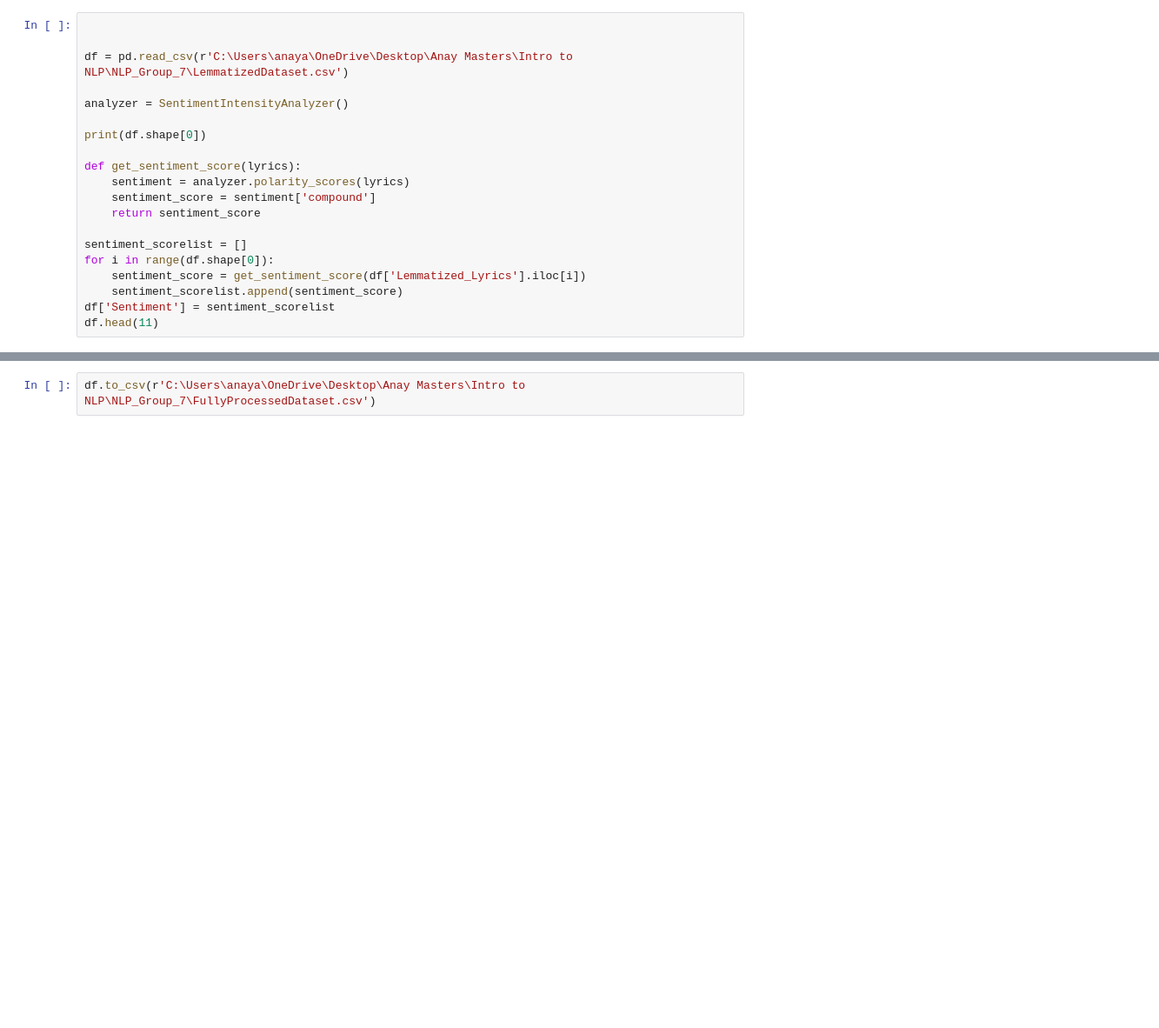
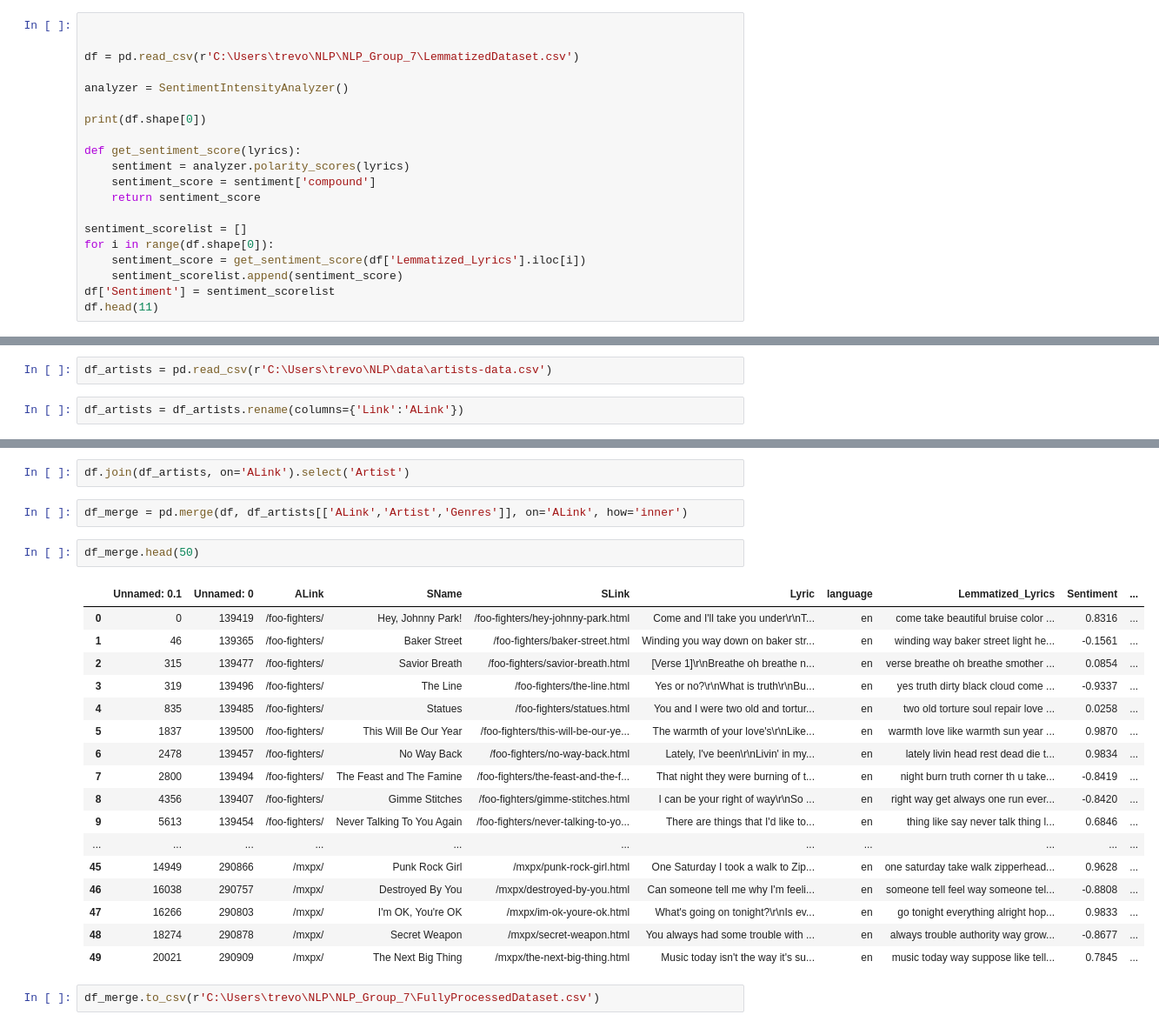
Before and after one commit to aagangal/NLP_Group_7, a Jupyter notebook: MeloMatch/Sentiment-Processing.ipynb, the cells around one changed output, grey strips where cells are left out. Shown at 87% size. Drawn from its saved outputs; the diff is of its cells as text; blank space fills up the shorter version.

Commit message:
Genres

```diff
--- a/MeloMatch/Sentiment-Processing.ipynb
+++ b/MeloMatch/Sentiment-Processing.ipynb
@@ -14,7 +14,7 @@ True
 # %%
 
 
-df = pd.read_csv(r'C:\Users\anaya\OneDrive\Desktop\Anay Masters\Intro to NLP\NLP_Group_7\LemmatizedDataset.csv')
+df = pd.read_csv(r'C:\Users\trevo\NLP\NLP_Group_7\LemmatizedDataset.csv')
 
 analyzer = SentimentIntensityAnalyzer()
 
@@ -61,3 +45,7 @@ df.head(11)
 | 8 | 8 | 287943 | /donovan/ | Happiness Runs | /donovan/happiness-runs.html | Little pebble upon the sand\r\nNo... | en | little pebble upon sand lie hand ... | 0.9990 |
 | 9 | 9 | 131692 | /heritage-singers/ | I'll Fly Away | /heritage-singers/ill-fly-away.html | Some glad morning when this life ... | en | glad morning life er fly away hom... | 0.9337 |
 | 10 | 10 | 145261 | /deep-purple/ | It'll Be Me | /deep-purple/itll-be-me.html | If you hear somebody knockin' on ... | en | hear somebody knockin door see so... | 0.4404 |
+# %%
+df_artists = pd.read_csv(r'C:\Users\trevo\NLP\data\artists-data.csv')
+# %%
+df_artists = df_artists.rename(columns={'Link':'ALink'})
@@ -64,2 +66,26 @@ df.head(11)
+# %%
+df.join(df_artists, on='ALink').select('Artist')
+# %%
+df_merge = pd.merge(df, df_artists[['ALink','Artist','Genres']], on='ALink', how='inner')
+# %%
+df_merge.head(50)
+# %% [output]
+|  | Unnamed: 0.1 | Unnamed: 0 | ALink | SName | SLink | Lyric | language | Lemmatized_Lyrics | Sentiment | ... |
+| 0 | 0 | 139419 | /foo-fighters/ | Hey, Johnny Park! | /foo-fighters/hey-johnny-park.html | Come and I'll take you under\r\nT... | en | come take beautiful bruise color ... | 0.8316 | ... |
+| 1 | 46 | 139365 | /foo-fighters/ | Baker Street | /foo-fighters/baker-street.html | Winding you way down on baker str... | en | winding way baker street light he... | -0.1561 | ... |
+| 2 | 315 | 139477 | /foo-fighters/ | Savior Breath | /foo-fighters/savior-breath.html | [Verse 1]\r\nBreathe oh breathe n... | en | verse breathe oh breathe smother ... | 0.0854 | ... |
+| 3 | 319 | 139496 | /foo-fighters/ | The Line | /foo-fighters/the-line.html | Yes or no?\r\nWhat is truth\r\nBu... | en | yes truth dirty black cloud come ... | -0.9337 | ... |
+| 4 | 835 | 139485 | /foo-fighters/ | Statues | /foo-fighters/statues.html | You and I were two old and tortur... | en | two old torture soul repair love ... | 0.0258 | ... |
+| 5 | 1837 | 139500 | /foo-fighters/ | This Will Be Our Year | /foo-fighters/this-will-be-our-ye... | The warmth of your love's\r\nLike... | en | warmth love like warmth sun year ... | 0.9870 | ... |
+| 6 | 2478 | 139457 | /foo-fighters/ | No Way Back | /foo-fighters/no-way-back.html | Lately, I've been\r\nLivin' in my... | en | lately livin head rest dead die t... | 0.9834 | ... |
+| 7 | 2800 | 139494 | /foo-fighters/ | The Feast and The Famine | /foo-fighters/the-feast-and-the-f... | That night they were burning of t... | en | night burn truth corner th u take... | -0.8419 | ... |
+| 8 | 4356 | 139407 | /foo-fighters/ | Gimme Stitches | /foo-fighters/gimme-stitches.html | I can be your right of way\r\nSo ... | en | right way get always one run ever... | -0.8420 | ... |
+| 9 | 5613 | 139454 | /foo-fighters/ | Never Talking To You Again | /foo-fighters/never-talking-to-yo... | There are things that I'd like to... | en | thing like say never talk thing l... | 0.6846 | ... |
+| ... | ... | ... | ... | ... | ... | ... | ... | ... | ... | ... |
+| 45 | 14949 | 290866 | /mxpx/ | Punk Rock Girl | /mxpx/punk-rock-girl.html | One Saturday I took a walk to Zip... | en | one saturday take walk zipperhead... | 0.9628 | ... |
+| 46 | 16038 | 290757 | /mxpx/ | Destroyed By You | /mxpx/destroyed-by-you.html | Can someone tell me why I'm feeli... | en | someone tell feel way someone tel... | -0.8808 | ... |
+| 47 | 16266 | 290803 | /mxpx/ | I'm OK, You're OK | /mxpx/im-ok-youre-ok.html | What's going on tonight?\r\nIs ev... | en | go tonight everything alright hop... | 0.9833 | ... |
+| 48 | 18274 | 290878 | /mxpx/ | Secret Weapon | /mxpx/secret-weapon.html | You always had some trouble with ... | en | always trouble authority way grow... | -0.8677 | ... |
+| 49 | 20021 | 290909 | /mxpx/ | The Next Big Thing | /mxpx/the-next-big-thing.html | Music today isn't the way it's su... | en | music today way suppose like tell... | 0.7845 | ... |
 # %%
-df.to_csv(r'C:\Users\anaya\OneDrive\Desktop\Anay Masters\Intro to NLP\NLP_Group_7\FullyProcessedDataset.csv')
+df_merge.to_csv(r'C:\Users\trevo\NLP\NLP_Group_7\FullyProcessedDataset.csv')
```
Also changed, not shown: parts of 3 cells of this notebook, 1 other file.
